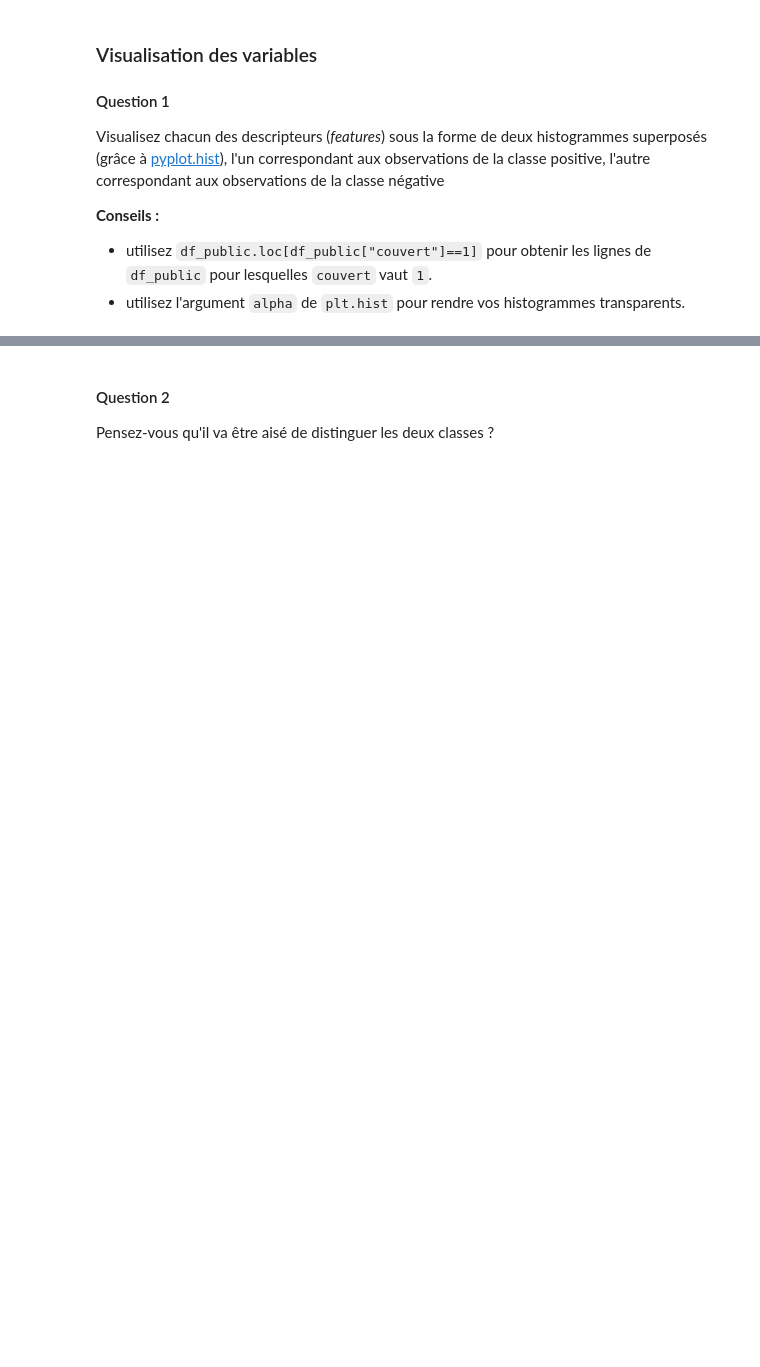
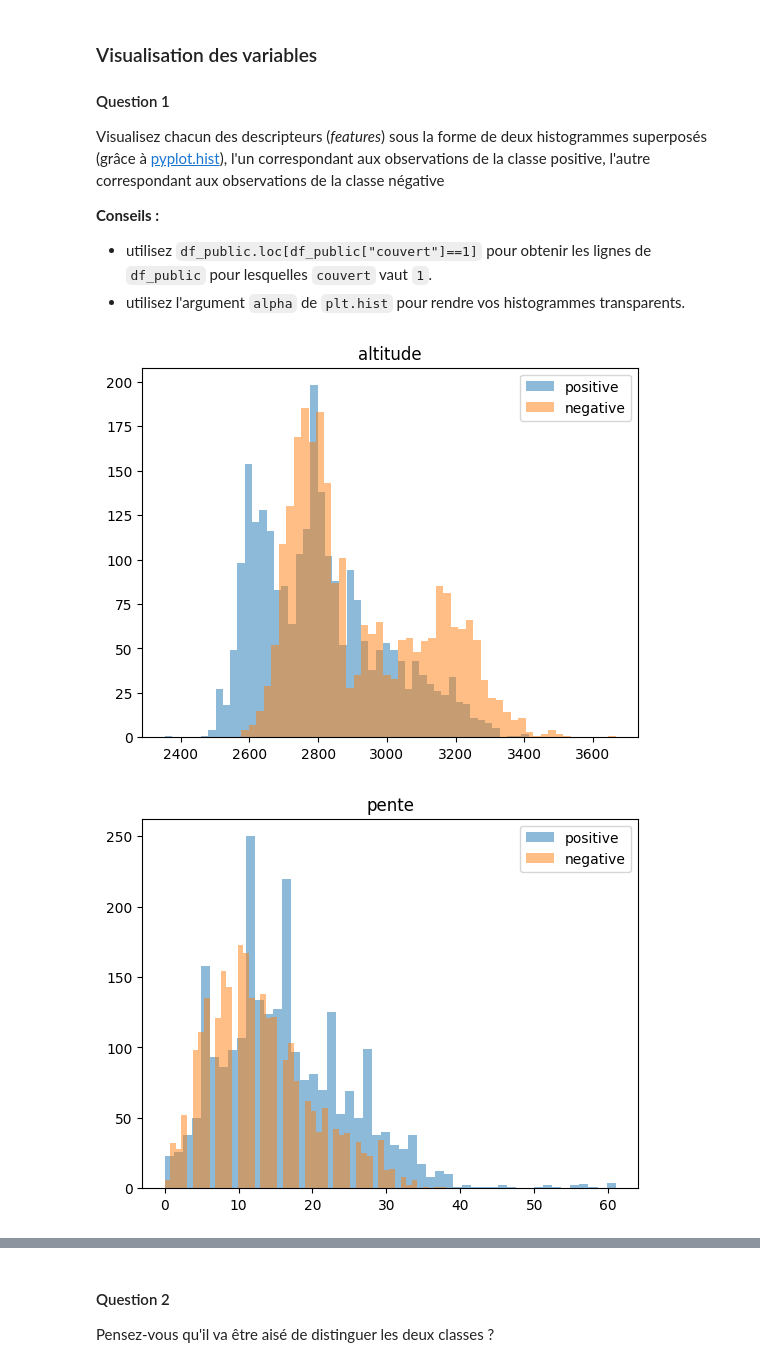
Before and after one commit to AugustinFrr/Projet-SDD-2024, a Jupyter notebook: Projet_SDD_2024.ipynb, the cells around one changed output, grey strips where cells are left out. Cells and saved outputs as stored; diff of their text form; code cells hidden in the pictures; blank space fills up the shorter version.

```diff
--- a/Projet_SDD_2024.ipynb
+++ b/Projet_SDD_2024.ipynb
@@ -68,3 +68,19 @@ Visualisez chacun des descripteurs (_features_) sous la forme de deux histogramm
 __Conseils :__
 * utilisez `df_public.loc[df_public["couvert"]==1]` pour obtenir les lignes de `df_public` pour lesquelles `couvert` vaut `1`.
 * utilisez l'argument `alpha` de `plt.hist` pour rendre vos histogrammes transparents.
+# %%
+positive = df_public.loc[df_public['couvert']==1]
+negative = df_public.loc[df_public['couvert']==0]
+
+colonnes = df_public.columns
+
+#création d'un diagramme différent par colonne, sur des diagrammes séparés
+for col in colonnes :
+    plt.hist(positive[col], bins=50, alpha=0.5, label='positive')
+    plt.hist(negative[col], bins=50, alpha=0.5, label='negative')
+    plt.legend(loc='upper right')
+    plt.title(col)
+    plt.show()
+# %% [output]
+[figure, added]
+[figure, added]
```
Also changed, not shown: parts of 6 cells of this notebook.
